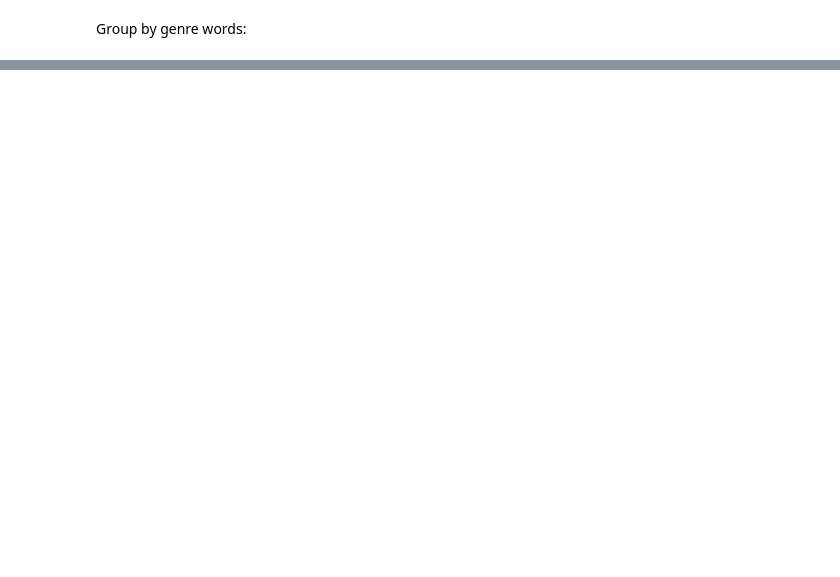
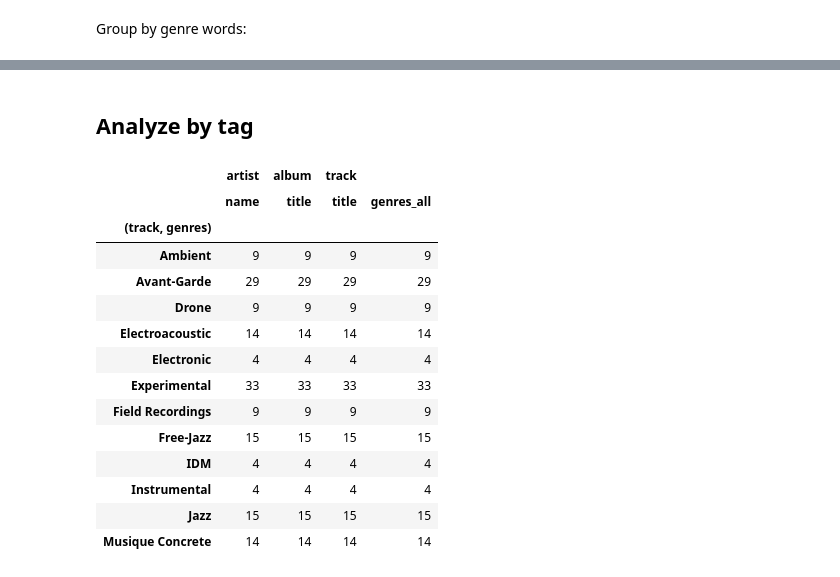
Before and after one commit to mayabflannery/exp-music-semantics, a Jupyter notebook: analysis/analyseFMASubset.ipynb, the cells around one changed output, grey strips where cells are left out. Saved outputs shown, nothing was run; the diff lists cells and outputs as text; code cells hidden in the pictures; blank space fills up the shorter version.

```diff
--- a/analysis/analyseFMASubset.ipynb
+++ b/analysis/analyseFMASubset.ipynb
@@ -301,0 +242,21 @@ Group by genre words:
+# %% [markdown]
+## Analyze by tag
+# %%
+genre_tag_counts.xs("abstract", level=1) # slightly different method of selection
+# retruns all genres that use the 'ambiant tag'
+# %% [output]
+|  | artist | album | track |  |
+|  | name | title | title | genres_all |
+| (track, genres) |  |  |  |  |
+| Ambient | 9 | 9 | 9 | 9 |
+| Avant-Garde | 29 | 29 | 29 | 29 |
+| Drone | 9 | 9 | 9 | 9 |
+| Electroacoustic | 14 | 14 | 14 | 14 |
+| Electronic | 4 | 4 | 4 | 4 |
+| Experimental | 33 | 33 | 33 | 33 |
+| Field Recordings | 9 | 9 | 9 | 9 |
+| Free-Jazz | 15 | 15 | 15 | 15 |
+| IDM | 4 | 4 | 4 | 4 |
+| Instrumental | 4 | 4 | 4 | 4 |
+| Jazz | 15 | 15 | 15 | 15 |
+| Musique Concrete | 14 | 14 | 14 | 14 |
```
Also changed, not shown: parts of 51 cells of this notebook, 1 other file.
